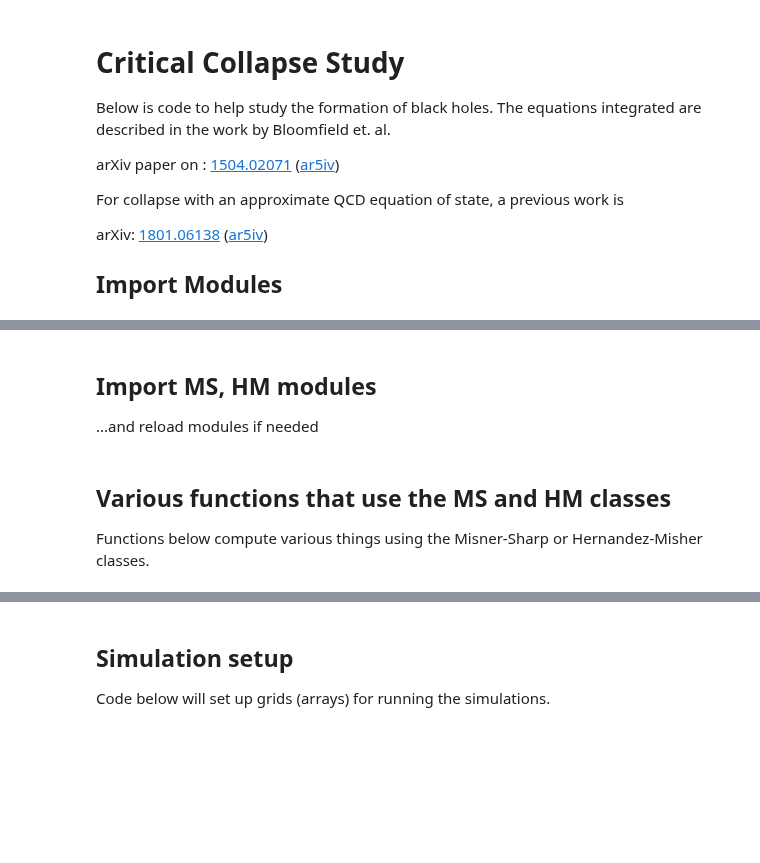
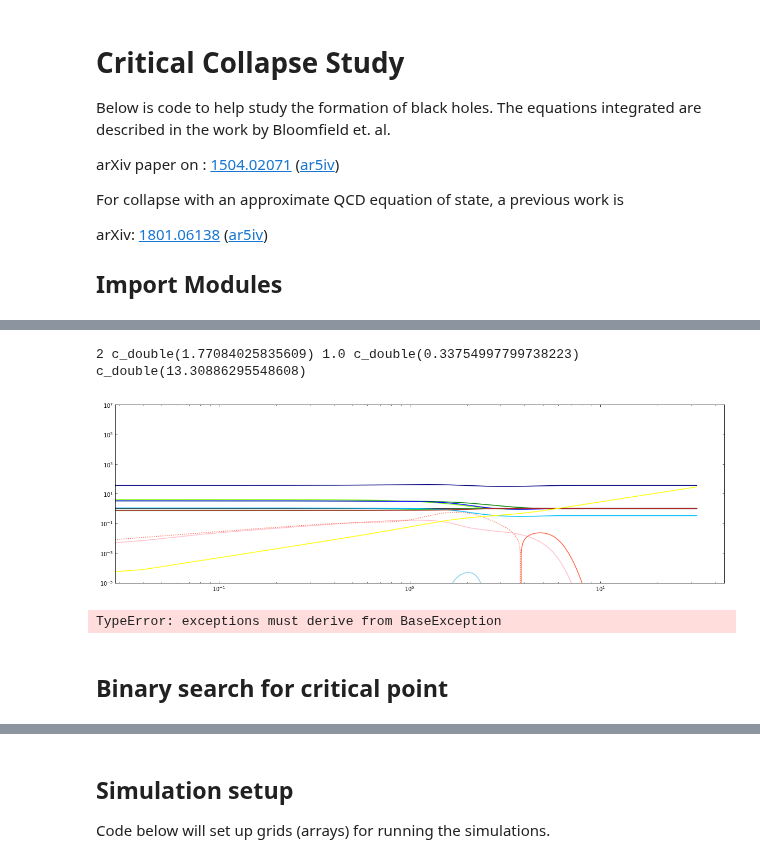
Before and after one commit to jbmertens/criticalcollapse, a Jupyter notebook: Critical_scaling.ipynb, the cells around one changed output, grey strips where cells are left out. Drawn from its saved outputs; the diff is of its cells as text; code cells hidden in the pictures; blank space fills up the shorter version.

```diff
--- a/Critical_scaling.ipynb
+++ b/Critical_scaling.ipynb
@@ -157,12 +169,44 @@ Exception: Stopping notebook
+# %%
+steps=10000
+N = 800
+Ld=32.0
+USE_FIXW=False
+regrid_lam=0.001
+regrid_nu=1.0
+regrid_int=-400
+horizon_stop=True
+q_mult=0.25
+TOL=1.0e-7
+
+max_rho0 = c_real_t(0)
+deltaH = c_real_t(-2)
+agg = (c_real_t*(N*13))()
+
+aggs = []
+
+for i in np.linspace(0,0,1) :
+    l_simstart = i
+    l_simeq = i
+#     amp = 0.9*max_phys_amp(l_simstart, l_simeq, USE_FIXW, Ld, N)
+    amp = 0.5667
+
+    l = c_real_t(l_simstart)
+    c_lib.ics(agg, ctypes.byref(l), ctypes.byref(deltaH), ctypes.byref(max_rho0),
+              amp*c_lib.G(l_simstart)/c_lib.G(l_simeq), # Amplitude scaled down by the relative growth factor
+              np.exp(l_simeq), # Abar scale set by the equality factor
+              N, Ld, USE_FIXW)
+    res = c_lib.run_sim(agg, ctypes.byref(l), ctypes.byref(deltaH), ctypes.byref(max_rho0),
+                        steps, -1, horizon_stop, q_mult, True, True,
+                        regrid_int, regrid_lam, regrid_nu, TOL)
+    aggs.append(np.reshape(np.copy(agg), (13, N)))
+    print(res, l, c_lib.G(l_simstart)/c_lib.G(l_simeq),  deltaH, max_rho0)
+# %% [output]
+2 c_double(1.77084025835609) 1.0 c_double(0.33754997799738223) c_double(13.30886295548608)
+# %%
+[ comboplot(agg) for agg in aggs ];
+# %% [output]
+[figure, added]
 # %%
-N = 200
-afin = 1.0
-agg, l, deltaH, res = run_sim(N=N, steps=11260, amp=0.27/afin**2, d=1.6*afin, horizon_stop=False, q_mult=0.25,
-                             fix_w=False, smooth_rho=True, weno=True)
-print(l, deltaH, res)
-print(c_lib.rho_background(l))
-comboplot(agg)
+raise "STOP"
+# %% [output]
+TypeError: exceptions must derive from BaseException
-# %% [markdown]
-## Import MS, HM modules
-
-...and reload modules if needed
@@ -183,4 +212,0 @@ from ms_hm.HM import *
-# %% [markdown]
-## Various functions that use the MS and HM classes
-
-Functions below compute various things using the Misner-Sharp or Hernandez-Misher classes.
@@ -268 +213,3 @@ def BH_form(Abar, rho0, amp, default_steps=1500000, sm_sigma=0.0, fixw=False):
+# %% [markdown]
+## Binary search for critical point
 # %%
```
Also changed, not shown: parts of 20 cells of this notebook, 3 other files.
